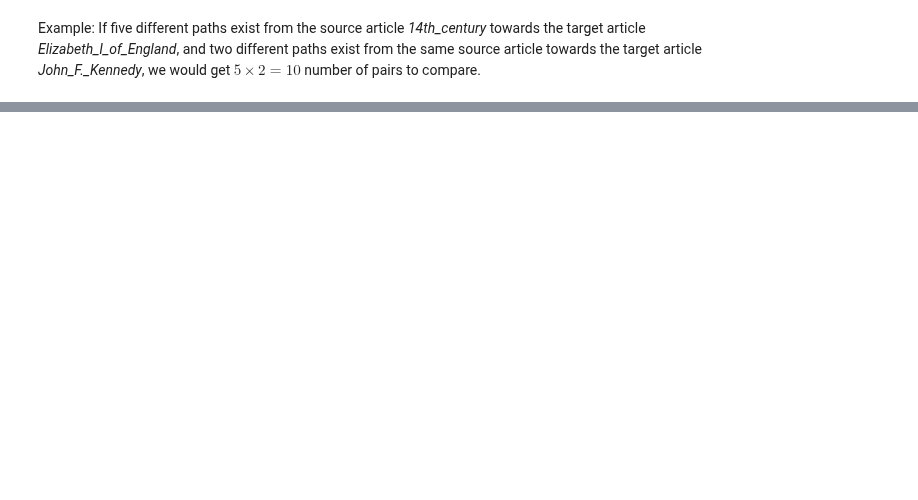
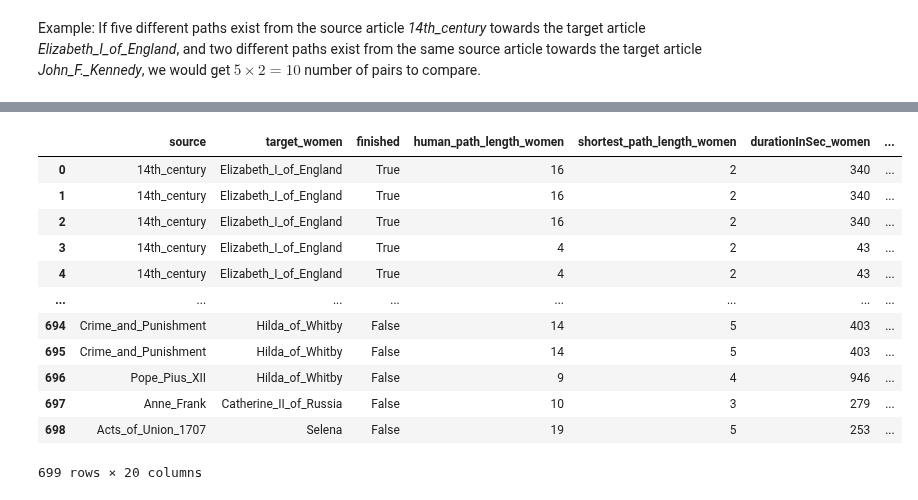
Before and after one commit to epfl-ada/ada-2022-project-metadata, a Jupyter notebook: project.ipynb, the cells around one changed output, grey strips where cells are left out. Saved outputs shown, nothing was run; the diff lists cells and outputs as text; code cells hidden in the pictures; blank space fills up the shorter version.

```diff
--- a/project.ipynb
+++ b/project.ipynb
@@ -412,0 +323,19 @@ comb_finpaths
+# %%
+comb_only_source =  women_target_paths.merge(men_target_paths,
+                                             how='inner', on=['source', 'finished'],
+                                             suffixes=('_women', '_men'))
+comb_only_source
+# %% [output]
+|  | source | target_women | finished | human_path_length_women | shortest_path_length_women | durationInSec_women | ... |
+| 0 | 14th_century | Elizabeth_I_of_England | True | 16 | 2 | 340 | ... |
+| 1 | 14th_century | Elizabeth_I_of_England | True | 16 | 2 | 340 | ... |
+| 2 | 14th_century | Elizabeth_I_of_England | True | 16 | 2 | 340 | ... |
+| 3 | 14th_century | Elizabeth_I_of_England | True | 4 | 2 | 43 | ... |
+| 4 | 14th_century | Elizabeth_I_of_England | True | 4 | 2 | 43 | ... |
+| ... | ... | ... | ... | ... | ... | ... | ... |
+| 694 | Crime_and_Punishment | Hilda_of_Whitby | False | 14 | 5 | 403 | ... |
+| 695 | Crime_and_Punishment | Hilda_of_Whitby | False | 14 | 5 | 403 | ... |
+| 696 | Pope_Pius_XII | Hilda_of_Whitby | False | 9 | 4 | 946 | ... |
+| 697 | Anne_Frank | Catherine_II_of_Russia | False | 10 | 3 | 279 | ... |
+| 698 | Acts_of_Union_1707 | Selena | False | 19 | 5 | 253 | ... |
+699 rows × 20 columns
```
Also changed, not shown: parts of 37 cells of this notebook.
